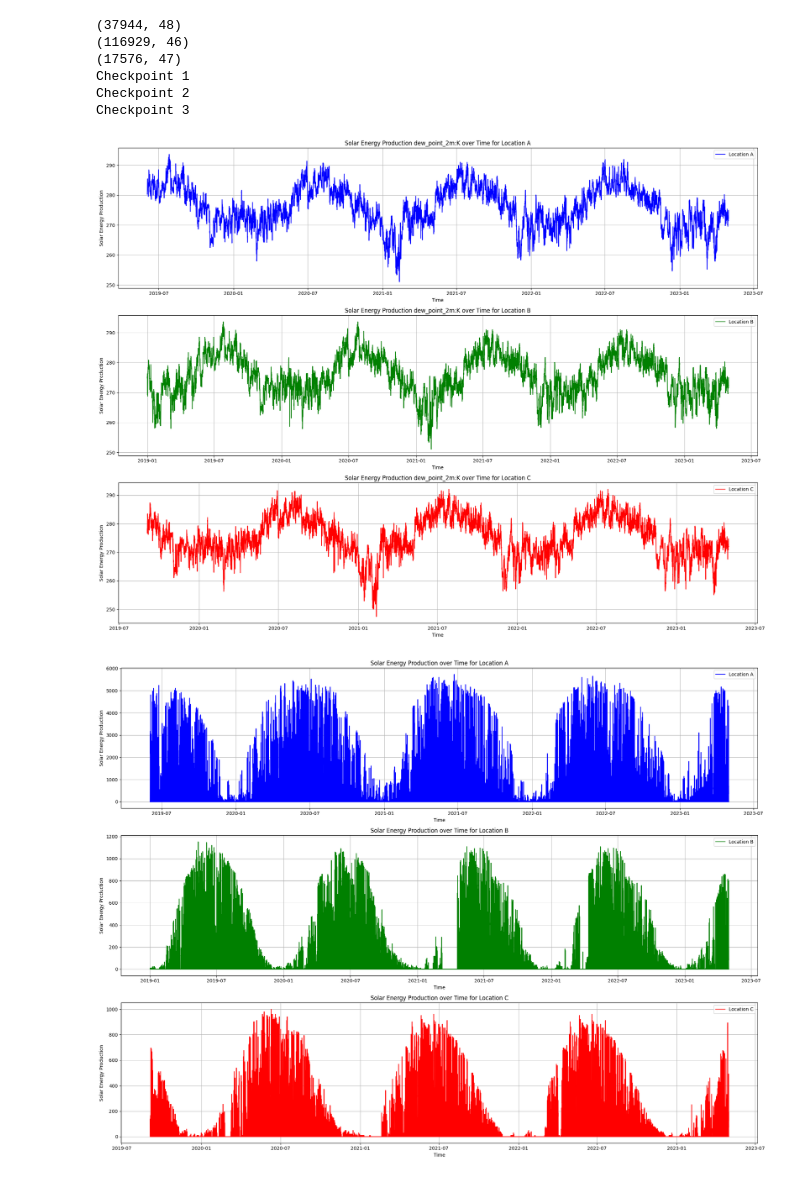
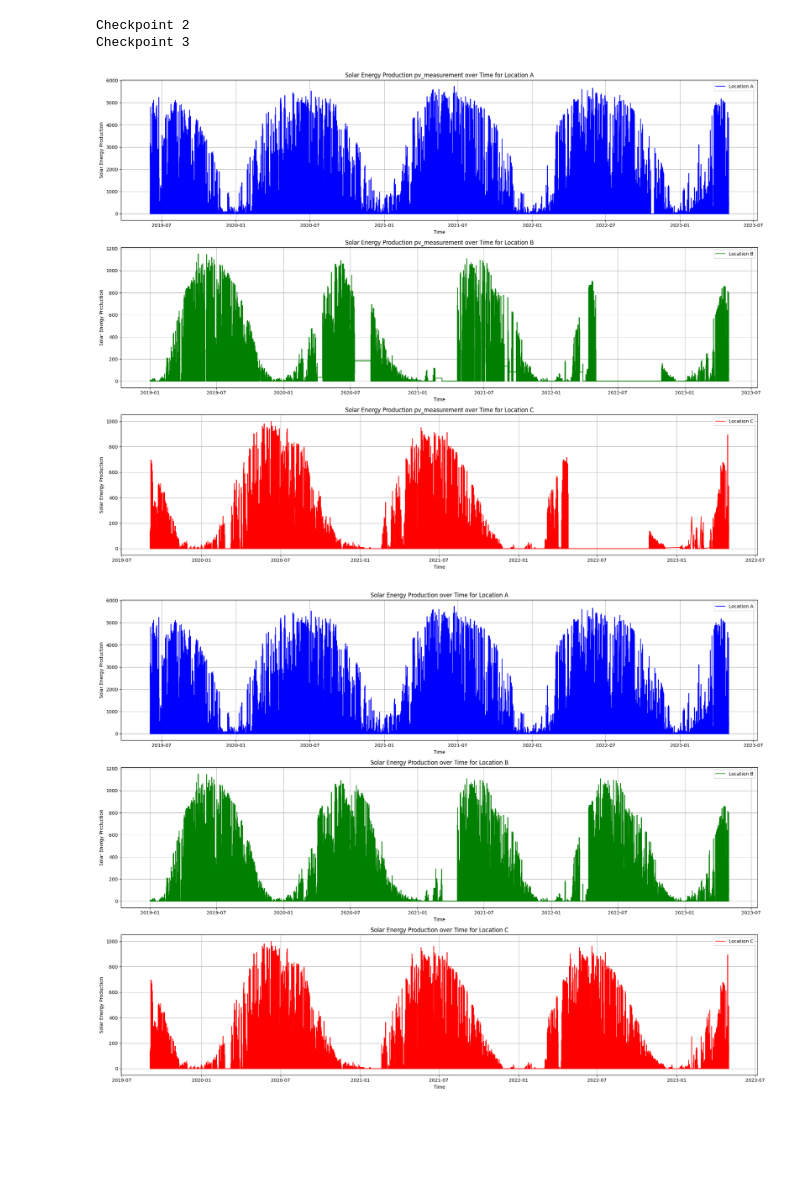
Before and after one commit to J-Ness/Solar-Energy-Production-Forecasting, a Jupyter notebook: data/automl.ipynb, the cells around one changed output. Saved outputs shown, nothing was run; the diff lists cells and outputs as text; code cells hidden in the pictures; blank space fills up the shorter version.

```diff
--- a/data/automl.ipynb
+++ b/data/automl.ipynb
@@ -315,20 +256,13 @@ print(model1.average_measurement_c)
 #exploratory data analysis and vizualization
 %matplotlib inline
 
-data_a = x_train_a
-data_b = x_train_b
-data_c = x_train_c
-
-print(data_b.shape)
-print(X_train_observed_b.shape)
-print(X_train_estimated_b.shape)
-
-
-print('Checkpoint 1')
+data_a = train_a
+data_b = train_b
+data_c = train_c
 
 columns = data_a.columns.to_list()
 
-el = columns[7]
+el = 'pv_measurement'
 
 
 # Plotting the pv_measurement over time for locations A, B, and C
@@ -345,38 +279,34 @@ plt.legend()
 plt.grid(True)
 
 print('Checkpoint 3')
 
 # Location B
 plt.subplot(3, 1, 2)
 plt.plot(data_b[el], label='Location B', color='green')
 plt.title(f'Solar Energy Production {el} over Time for Location B')
 plt.xlabel('Time')
 plt.ylabel('Solar Energy Production')
 plt.legend()
 plt.grid(True)
 
 # Location C
 plt.subplot(3, 1, 3)
 plt.plot(data_c[el], label='Location C', color='red')
 plt.title(f'Solar Energy Production {el} over Time for Location C')
 plt.xlabel('Time')
 plt.ylabel('Solar Energy Production')
 plt.legend()
 plt.grid(True)
 
 
 
 plt.tight_layout()
 
 plt.show()
 # %% [output]
-(37944, 48)
-(116929, 46)
-(17576, 47)
-Checkpoint 1
 Checkpoint 2
 Checkpoint 3
-[figure, old version]
+[figure, new version]
 # %%
 plt.figure(figsize=(20, 15))
 
```
Also changed, not shown: parts of 24 cells of this notebook.
